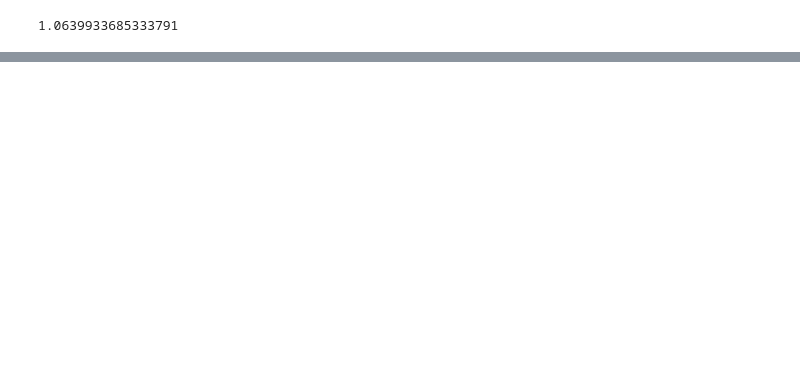
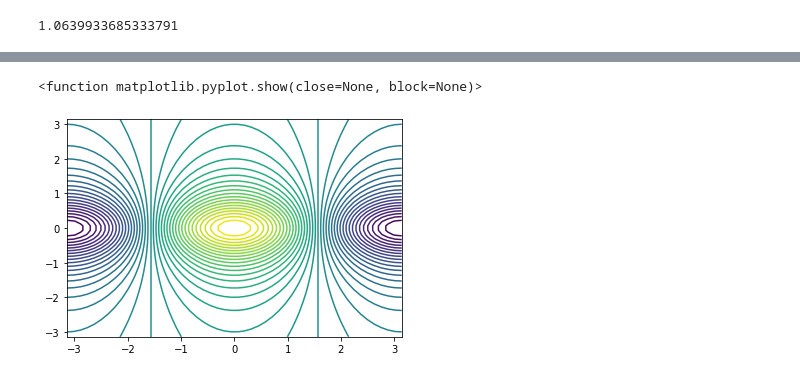
Before and after one commit to matthew-halligan/Machine-Learning-Experiments, a Jupyter notebook: an_introduction_to_statistical_learning_v2/Basic Commands.ipynb, the cells around one changed output, grey strips where cells are left out. Drawn from its saved outputs; the diff is of its cells as text; code cells hidden in the pictures; blank space fills up the shorter version.

```diff
--- a/an_introduction_to_statistical_learning_v2/Basic Commands.ipynb
+++ b/an_introduction_to_statistical_learning_v2/Basic Commands.ipynb
@@ -1,6 +1,16 @@
 # %%
 import matplotlib
 import numpy as np
+from matplotlib import pyplot as plt
+
+def outerf(a, b, FUN, out=None):
+    z = np.zeros((len(x), len(y)))
+    a = np.asarray(a)
+    b = np.asarray(b)
+    for i in range(len(a)):
+        for j in range(len(b)):
+            z[i][j] = FUN(a[i], b[j])
+    return z
 # %%
 #create a new vector with 4 integers
 
@@ -81,0 +115,22 @@ np.std(rand_norm_vector_a)
+# %%
+import numpy as np
+# Contour plots are used to represent three-dimensional data
+# The contour plot is like a topographical map and it takes 3 arguments
+# 1. A vector of the x values (the first dimension)
+# 2. A vector of the y values (the second dimension)
+# 3. A matrix whose elements correspond with the z value (the third
+#                            dimension for each pair of (x, y) coordinates)
+
+x = np.linspace(-np.pi, np.pi, 50)
+y = x
+
+[X, Y] = np.meshgrid(x, y)
+f = outerf(x, y, lambda x, y: np.cos(y) / (1+x**2))
+
+fig, ax = plt.subplots(1, 1)
+
+ax.contour(X, Y, f, 45)
+plt.show
+# %% [output]
+<function matplotlib.pyplot.show(close=None, block=None)>
+[figure, added]
```
Also changed, not shown: parts of 10 cells of this notebook.
